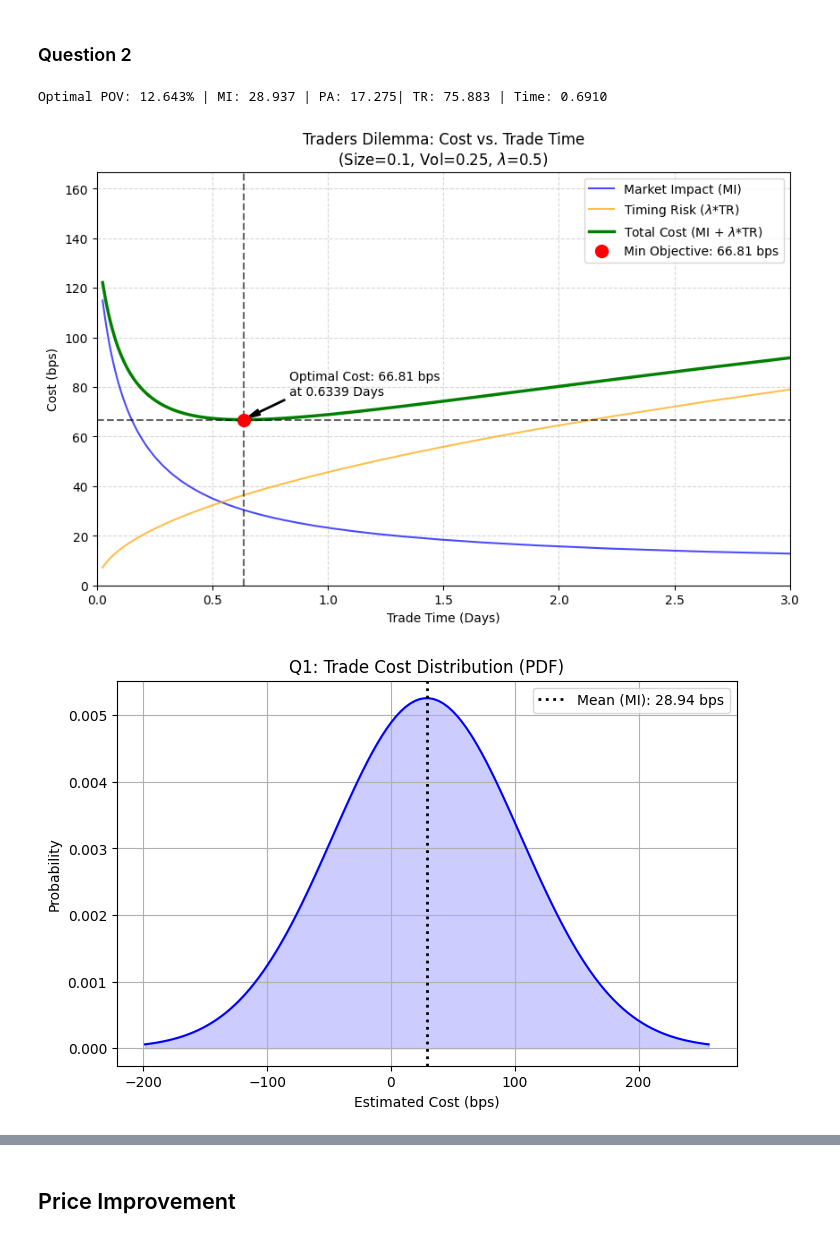
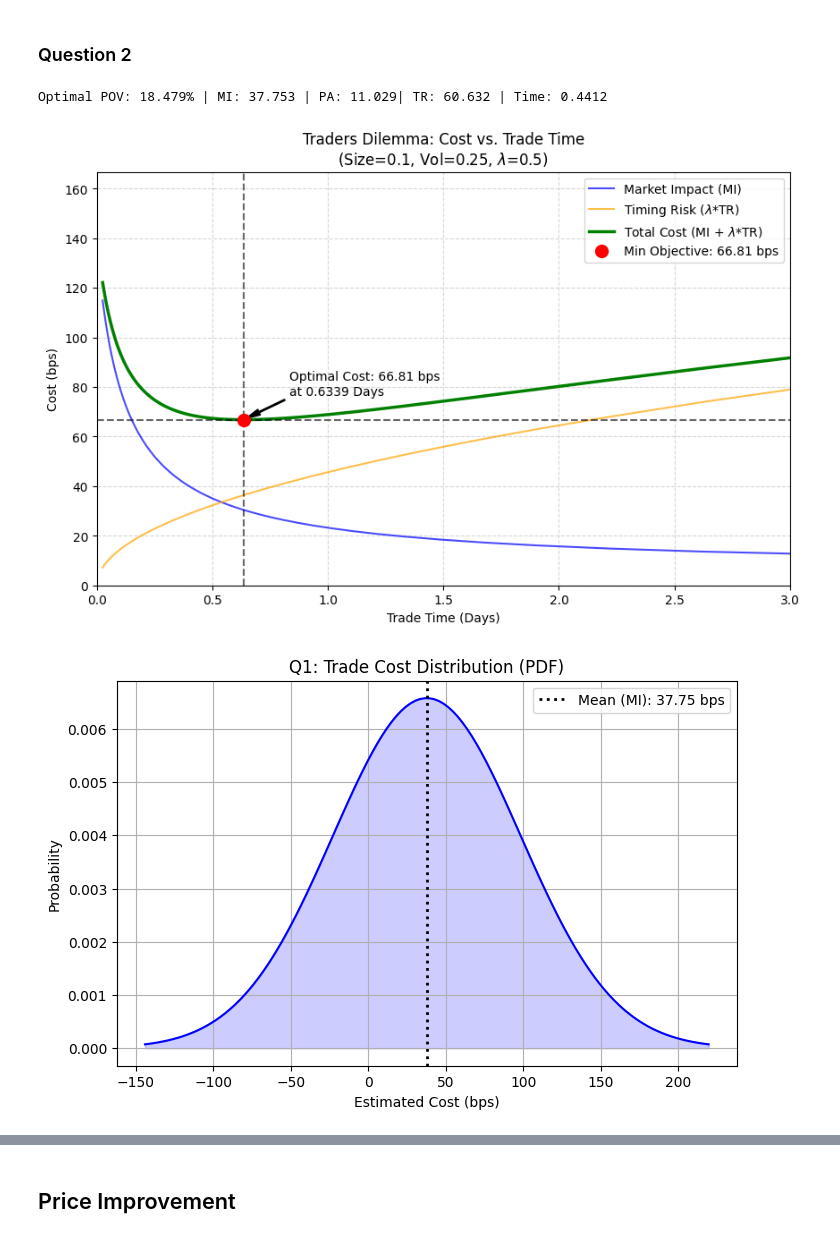
Before and after one commit to aruvins/Algorithm-Trading-Homework, a Jupyter notebook: Algo_Calc_Pre_Trade.ipynb, the cells around one changed output, grey strips where cells are left out. Cells and saved outputs as stored; diff of their text form; code cells hidden in the pictures.

```diff
--- a/Algo_Calc_Pre_Trade.ipynb
+++ b/Algo_Calc_Pre_Trade.ipynb
@@ -653,27 +653,30 @@ Optimal POV: 13.626% | MI: 30.465 | TR: 72.681 | Time: 0.6339
 # %%
 side = 1
 size = 0.10
 volatility = 0.25
 AlphaBp = 100
 
 # MI + PA optimization
-# pov = opt.minimize_cost(side=side, size=size, vol=volatility, alpha_bp=AlphaBp)
+# Optimal POV: 18.479%
+pov = opt.minimize_cost(side=side, size=size, vol=volatility, alpha_bp=AlphaBp)
 
-# MI + 0.5*PA to match the homework question
-pov = opt.minimize_cost(side=side, size=size, vol=volatility, alpha_bp=AlphaBp/2)
+
+# MI + 1/2 * PA to match the homework question -> (AlphaBp /2)
+# Optimal POV: 12.643%
+# pov = opt.minimize_cost(side=side, size=size, vol=volatility, alpha_bp=AlphaBp/2)
 
 # MI, TR,
 mi = opt.MarketImpact(size, pov, volatility)
 tr = opt.TimingRisk(size, pov, volatility)
-pa = opt.PriceAppreciation(side, AlphaBp, size, pov) / 2
+pa = opt.PriceAppreciation(side, AlphaBp, size, pov) /2
 time = opt.PovToTime(size, pov)
 
 print(f"Optimal POV: {pov*100:.3f}% | MI: {mi:.3f} | PA: {pa:.3f}| TR: {tr:.3f} | Time: {time:.4f}")
 
 opt.plot_traders_dilemma(size=size, vol=volatility, lambd= 0.5)
 opt.plot_cost_distribution(size=size, pov=pov, vol=volatility)
 opt.plot_cumulative_distribution(size=size, pov=pov, vol=volatility)
 # %% [output]
-Optimal POV: 12.643% | MI: 28.937 | PA: 17.275| TR: 75.883 | Time: 0.6910
+Optimal POV: 18.479% | MI: 37.753 | PA: 11.029| TR: 60.632 | Time: 0.4412
 [figure]
-[figure, old version]
+[figure, new version]
```
Also changed, not shown: parts of 3 cells of this notebook, 7 other files.
